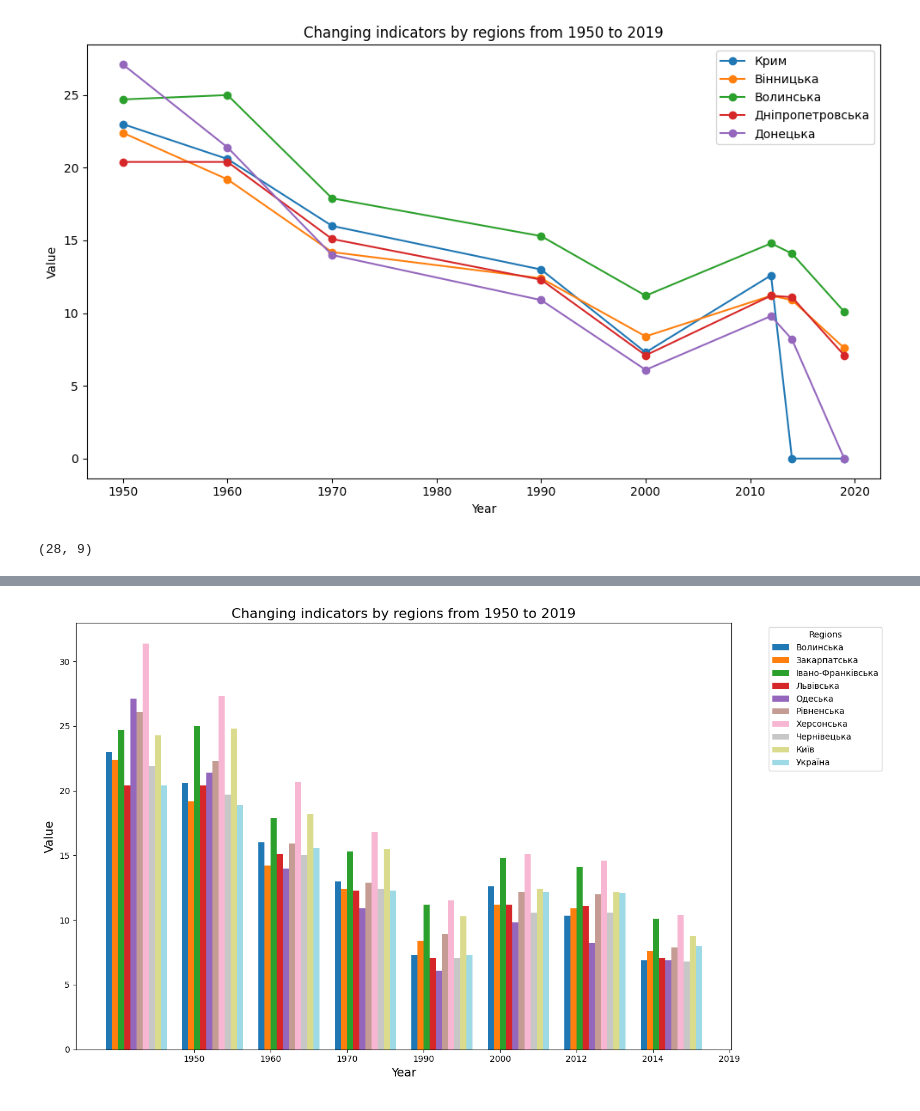
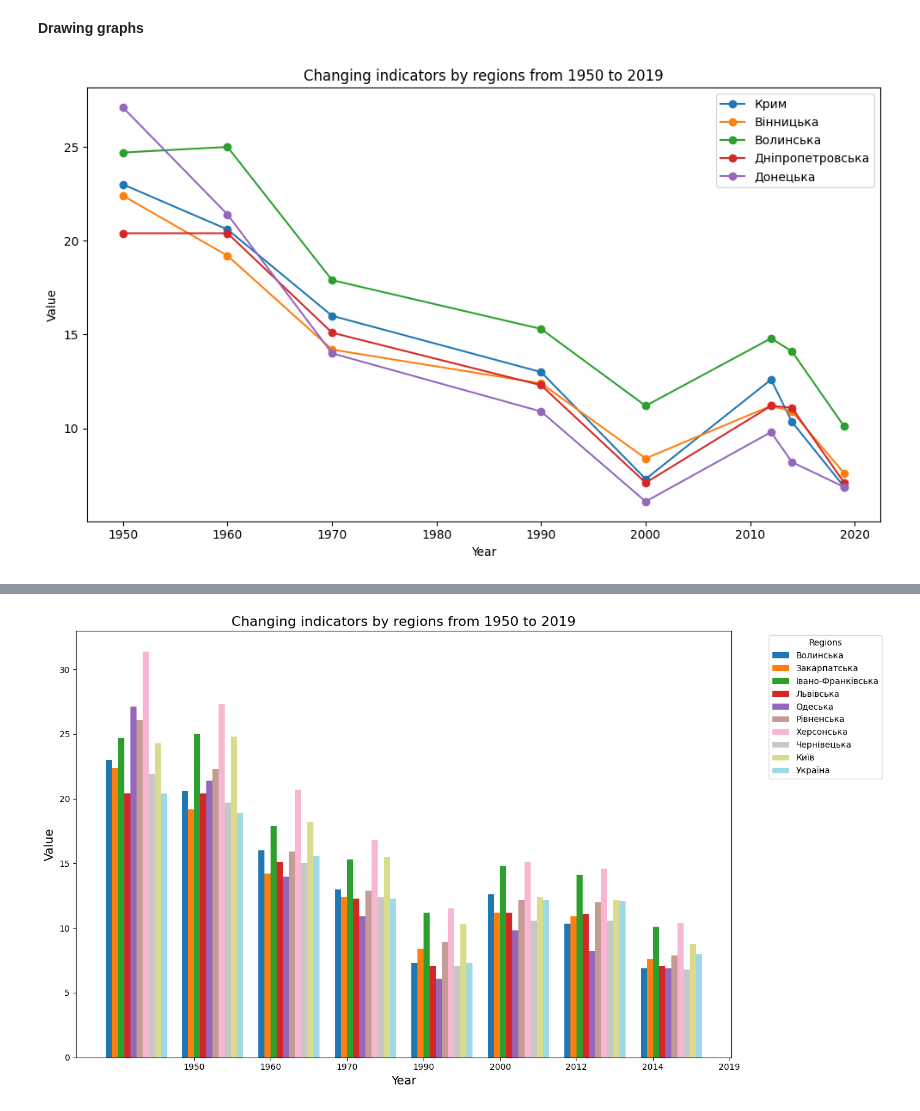
Before and after one commit to yehorkalchenko81/Data-Analysis-with-Pandas, a Jupyter notebook: Hw2_1.ipynb, the cells around one changed output, grey strips where cells are left out. Cells and saved outputs as stored; diff of their text form; code cells hidden in the pictures.

```diff
--- a/Hw2_1.ipynb
+++ b/Hw2_1.ipynb
@@ -1,8 +9,4 @@
 # %%
-import pandas as pd
-import numpy as np
-import matplotlib.pyplot as plt
-
 url = "https://uk.wikipedia.org/wiki/%D0%9D%D0%B0%D1%81%D0%B5%D0%BB%D0%B5%D0%BD%D0%BD%D1%8F_%D0%A3%D0%BA%D1%80%D0%B0%D1%97%D0%BD%D0%B8"
 
-table = pd.read_html(url, match='Коефіцієнт народжуваності в регіонах України')[0]
+df = pd.read_html(url, match='Коефіцієнт народжуваності в регіонах України')[0]
@@ -9,2 +32,2 @@ table = pd.read_html(url, match='Коефіцієнт народжуваност
 # %%
-table.replace('—', np.nan, inplace=True)
+df.replace('—', np.nan, inplace=True)
@@ -11,9 +51,6 @@ table.replace('—', np.nan, inplace=True)
 # %%
-x = table['Регіон']
-table.fillna(0.0, inplace=True)
-columns_to_convert = table.columns[1:]
-table[columns_to_convert] = table[columns_to_convert].astype('float64')
-table['Регіон'] = x
+df.fillna(0.0, inplace=True)
+df.iloc[:, 1:] = df.iloc[:, 1:].astype('float64')
 
-float_columns = table.select_dtypes(['float64', 'int64']).columns
-table[float_columns] = table[float_columns] / 10
+float_columns = df.select_dtypes(['float64', 'int64']).columns
+df[float_columns] = df[float_columns] / 10
@@ -28,0 +96,3 @@ table.head()
+# %%
+df.replace(0, df.mean(numeric_only=True).astype('float64', errors='ignore'), inplace=True)
+df
@@ -29,24 +134,22 @@ table.head()
+# %% [markdown]
+__Drawing graphs__
 # %%
-table_melted = table[:5].melt(id_vars=["Регіон"], var_name="Рік", value_name="Значення")
-table_melted["Рік"] = table_melted["Рік"].astype(int)
+df_melted = df[:5].melt(id_vars=["Регіон"], var_name="Рік", value_name="Значення")
+df_melted["Рік"] = df_melted["Рік"].astype(int)
 
 fig, ax = plt.subplots(figsize=(10, 6))
 
-for region in table[:5]['Регіон']:
-    region_data = table_melted[table_melted["Регіон"] == region]
+for region in df[:5]['Регіон']:
+    region_data = df_melted[df_melted["Регіон"] == region]
     ax.plot(region_data["Рік"], region_data["Значення"], marker='o', label=region)
 
 ax.set_xlabel('Year')
 ax.set_ylabel('Value')
 ax.set_title('Changing indicators by regions from 1950 to 2019')
 
 ax.legend()
 
 plt.tight_layout()
 plt.show()
 # %% [output]
-[figure, old version]
+[figure, new version]
-# %%
-print(table.shape)
-# %% [output]
-(28, 9)
```
Also changed, not shown: parts of 26 cells of this notebook, 1 other file.
